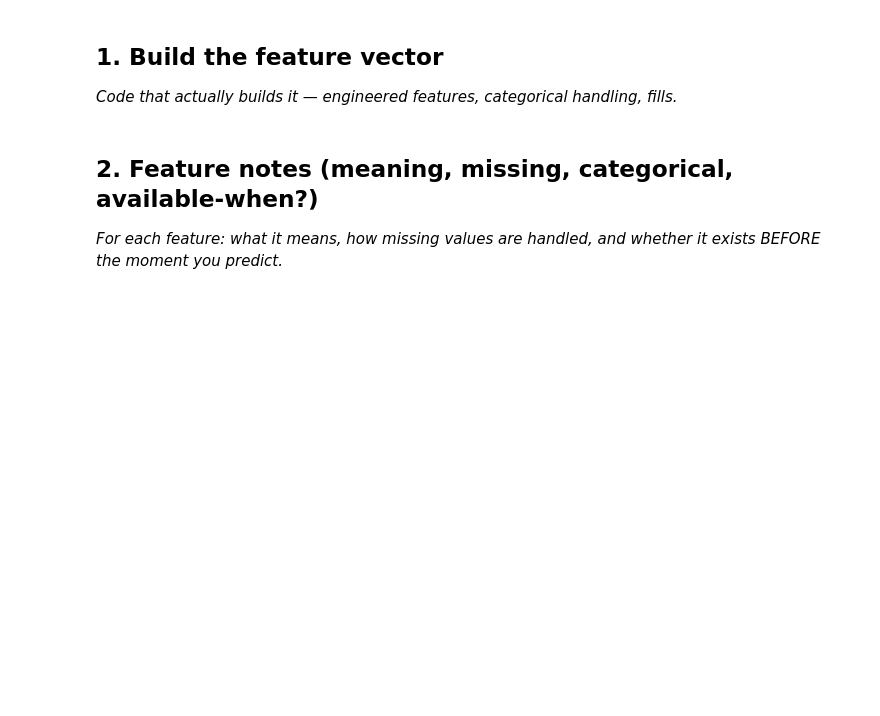
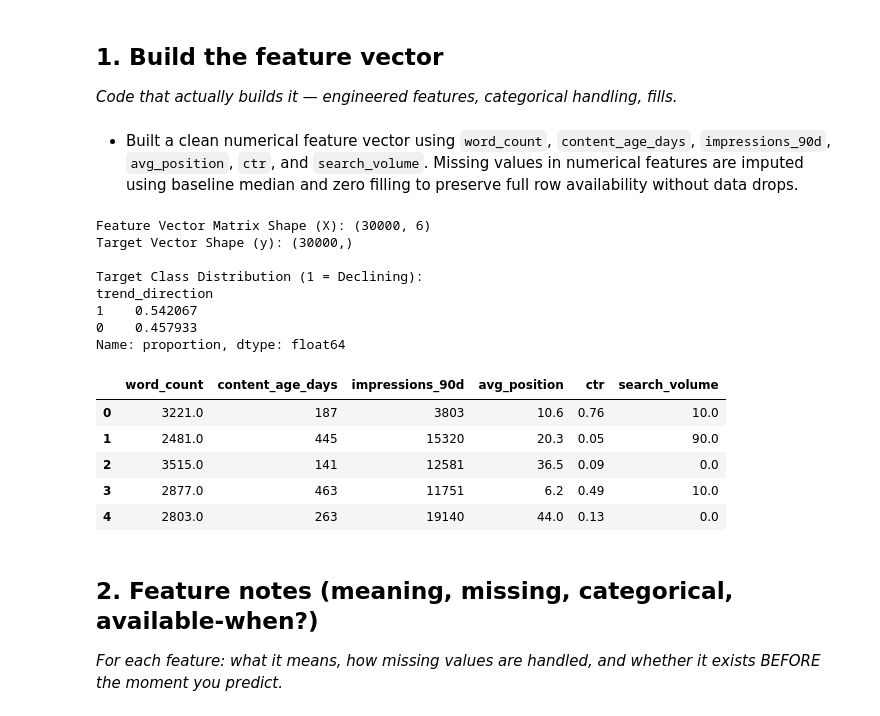
Before and after one commit to fatima-azeemi/fatima-flyrank-ml-internship, a Jupyter notebook: work/notebooks/w03_feature_leakage_check.ipynb, the cells around one changed output. Saved outputs shown, nothing was run; the diff lists cells and outputs as text; code cells hidden in the pictures; blank space fills up the shorter version.

```diff
--- a/work/notebooks/w03_feature_leakage_check.ipynb
+++ b/work/notebooks/w03_feature_leakage_check.ipynb
@@ -16,3 +13,69 @@ This skeleton is yours to fill. Work the sections **in order** — each one has
+# %% [markdown]
+* Built a clean numerical feature vector using `word_count`, `content_age_days`, `impressions_90d`, `avg_position`, `ctr`, and `search_volume`. Missing values in numerical features are imputed using baseline median and zero filling to preserve full row availability without data drops.
+# %%
+# This cell is for CODE (numbers, a query, a check).
+# Write your text answer in the cell ABOVE this one — typing sentences here breaks Run All.
+
+import pandas as pd
+import numpy as np
+import duckdb
+import os, sys
+
+# Setup repository path safely for Google Colab
+IN_COLAB = "google.colab" in sys.modules
+REPO_DIR = "flyrank-ml-internship-starter"
+
+if IN_COLAB and not os.path.isdir(REPO_DIR):
+    import subprocess
+    subprocess.run(["git", "clone", "--depth", "1", "https://github.com/flyrank-bih/flyrank-ml-internship-starter", REPO_DIR], check=True)
+    os.chdir(REPO_DIR)
+elif os.path.basename(os.getcwd()) == "notebooks":
+    os.chdir("..")
+
+# Load starter dataset
+df = pd.read_csv('data/raw/content_refresh_anonymized.csv')
+
+# 1. Define Selected Feature Columns
+feature_cols = [
+    'word_count',
+    'content_age_days',
+    'impressions_90d',
+    'avg_position',
+    'ctr',
+    'search_volume'
+]
+
+# 2. Build Feature Matrix X
+X = df[feature_cols].copy()
+
+# 3. Handle Missing Values (Imputation)
+X['word_count'] = X['word_count'].fillna(X['word_count'].median())
+X['impressions_90d'] = X['impressions_90d'].fillna(0)
+X['ctr'] = X['ctr'].fillna(0.0)
+X['search_volume'] = X['search_volume'].fillna(X['search_volume'].median())
+
+# 4. Formulate Binary Target Label y (1 = declining, 0 = non-declining)
+y = (df['trend_direction'] == 'down').astype(int)
+
+print(f"Feature Vector Matrix Shape (X): {X.shape}")
+print(f"Target Vector Shape (y): {y.shape}")
+print(f"\nTarget Class Distribution (1 = Declining):\n{y.value_counts(normalize=True)}")
+X.head()
+# %% [output]
+Feature Vector Matrix Shape (X): (30000, 6)
+Target Vector Shape (y): (30000,)
+
+Target Class Distribution (1 = Declining):
+trend_direction
+1    0.542067
+0    0.457933
+Name: proportion, dtype: float64
+|  | word_count | content_age_days | impressions_90d | avg_position | ctr | search_volume |
+| 0 | 3221.0 | 187 | 3803 | 10.6 | 0.76 | 10.0 |
+| 1 | 2481.0 | 445 | 15320 | 20.3 | 0.05 | 90.0 |
+| 2 | 3515.0 | 141 | 12581 | 36.5 | 0.09 | 0.0 |
+| 3 | 2877.0 | 463 | 11751 | 6.2 | 0.49 | 10.0 |
+| 4 | 2803.0 | 263 | 19140 | 44.0 | 0.13 | 0.0 |
 # %% [markdown]
 ## 2. Feature notes (meaning, missing, categorical, available-when?)
 
```
Also changed, not shown: parts of 9 cells of this notebook.
